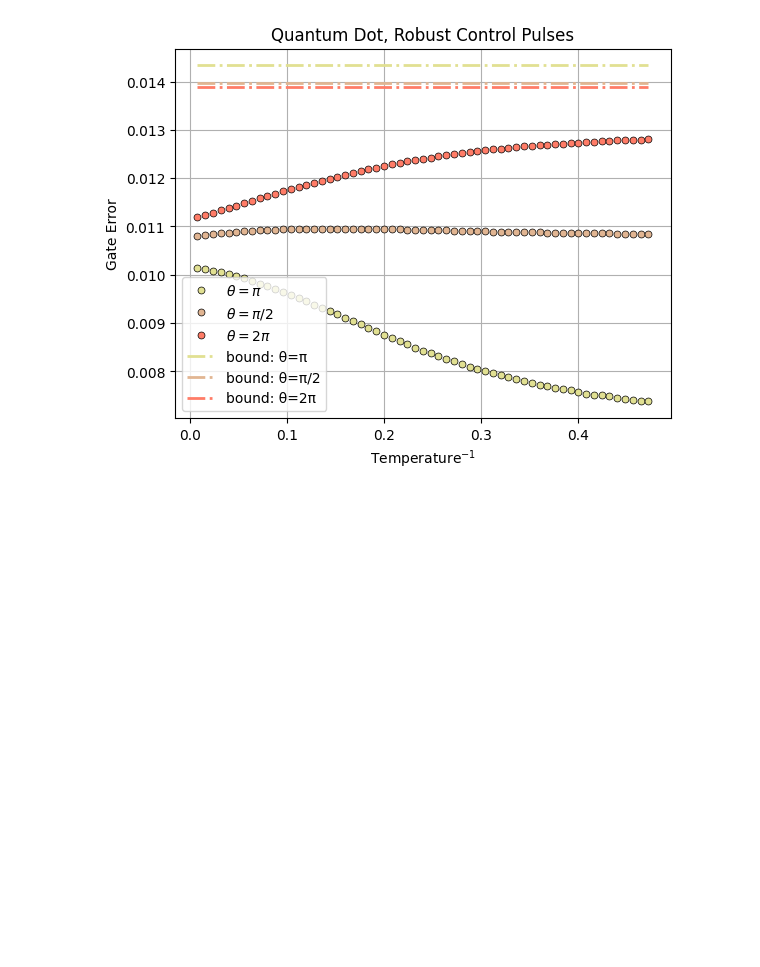
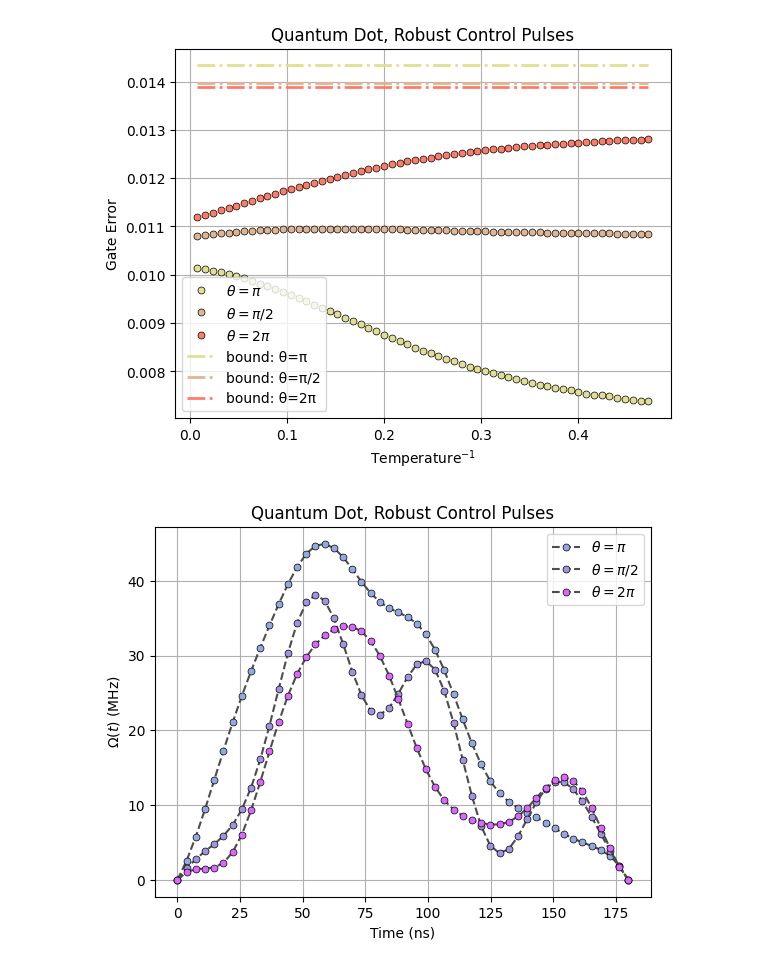
Before and after one commit to minidas/Entanglement-Induced-Resilience-of-Quantum-Dynamics, a Jupyter notebook: RCP.ipynb, the cells around one changed output. Drawn from its saved outputs; the diff is of its cells as text; code cells hidden in the pictures; blank space fills up the shorter version.

```diff
--- a/RCP.ipynb
+++ b/RCP.ipynb
@@ -111,3 +111,23 @@ plt.savefig('./Figures/QD_entropy_error.pdf',bbox_inches='tight',dpi=600)
 plt.show()
 # %% [output]
 [figure]
+# %%
+#RCP plotting
+time = np.linspace(0,180 , 50)
+driving_strengths=[]
+for model in analog_model:
+    driving_strengths.append([])
+    for t in time:
+        driving_strengths[-1].append(model.Omega*model.time_dependent_Omega(t*1e-9)/1e6) #in MHz
+
+plt.plot(time,driving_strengths[0],color='0.3', marker='o', markersize=5, mfc="#92aae1", mec='k', linestyle='--', markeredgewidth=0.5,label=r'$\theta=\pi$')
+plt.plot(time,driving_strengths[1],color='0.3', marker='o', markersize=5, mfc="#a292e1", mec='k', linestyle='--', markeredgewidth=0.5,label=r'$\theta=\pi/2$')
+plt.plot(time,driving_strengths[2],color='0.3', marker='o', markersize=5, mfc="#dc67ff", mec='k', linestyle='--', markeredgewidth=0.5,label=r'$\theta=2\pi$')
+plt.xlabel('Time (ns)')
+plt.ylabel(r'$\Omega(t)$ (MHz)')
+plt.title('Quantum Dot, Robust Control Pulses')
+plt.legend(loc=0)
+plt.grid()
+plt.savefig('./Figures/RCP_driving_pulses.pdf',bbox_inches='tight',dpi=600)
+# %% [output]
+[figure, added]
```
Also changed, not shown: parts of 1 cell of this notebook, 2 other files.
